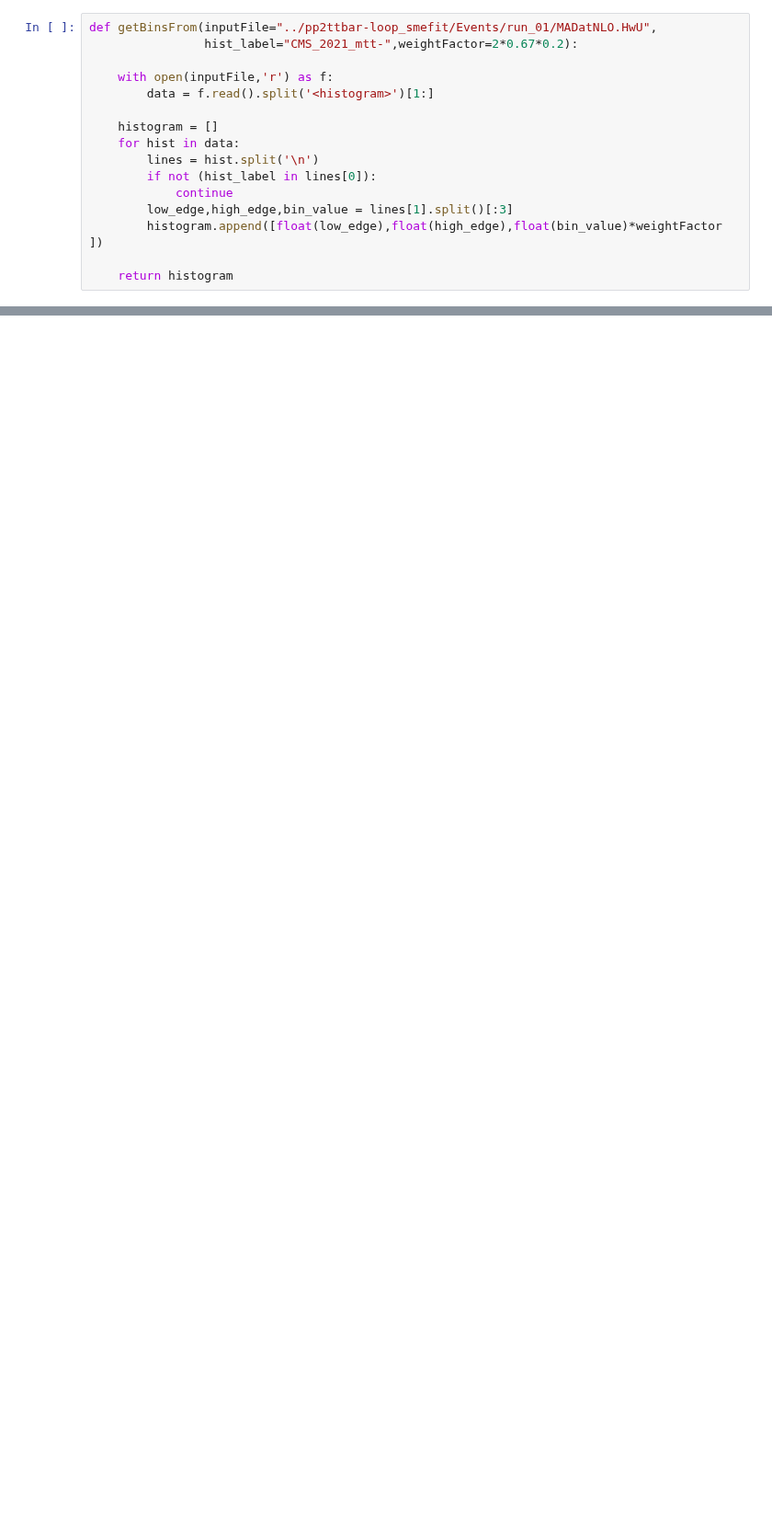
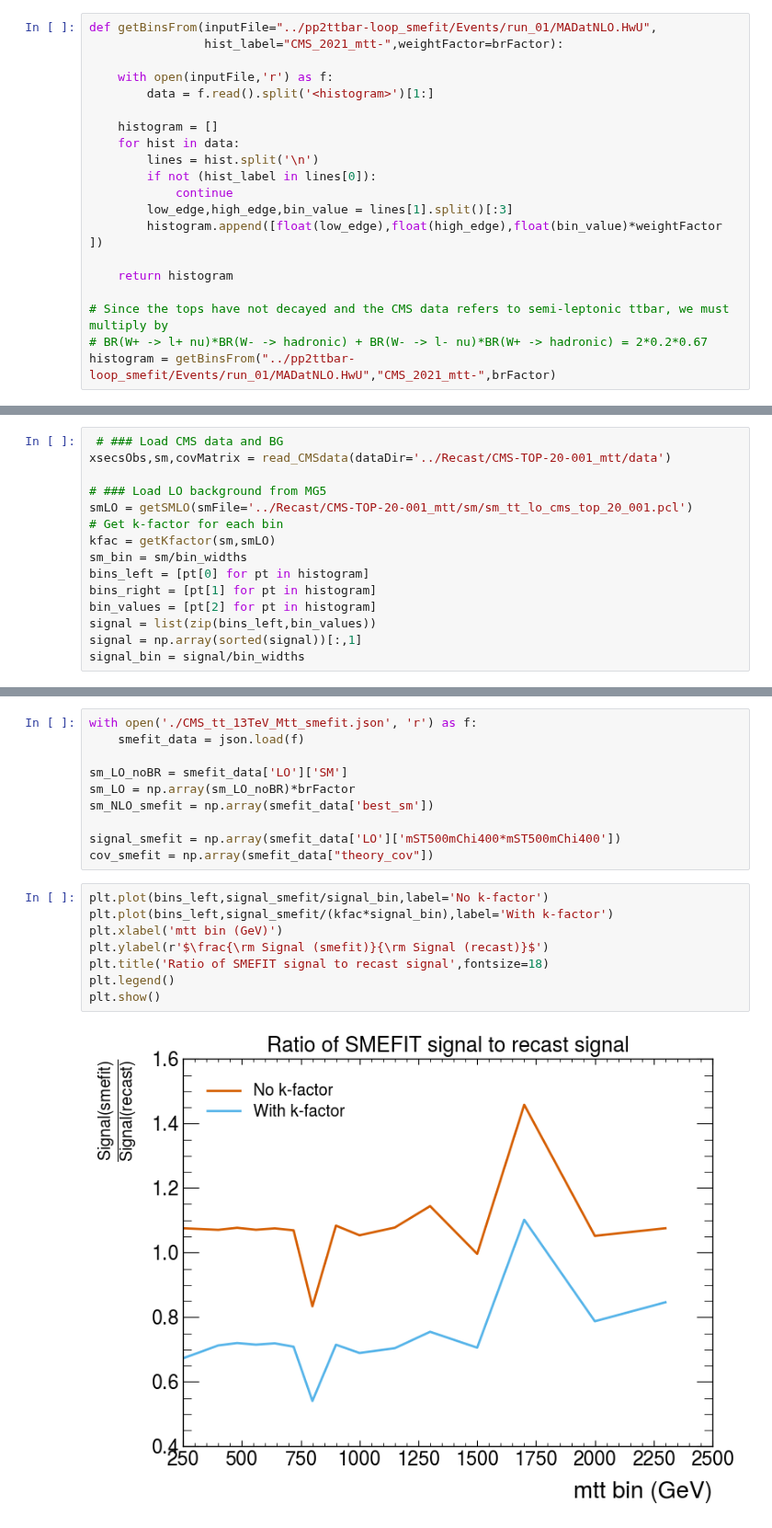
Before and after one commit to andlessa/SMStoEFT, a Jupyter notebook: smefit_results/check_CMS_mtt.ipynb, the cells around one changed output, grey strips where cells are left out. Shown at 92% size. Saved outputs shown, nothing was run; the diff lists cells and outputs as text; blank space fills up the shorter version.

Commit message:
Checking SMEFIT results

```diff
--- a/smefit_results/check_CMS_mtt.ipynb
+++ b/smefit_results/check_CMS_mtt.ipynb
@@ -16,6 +20,6 @@ from cms_top_20_001_Limits import read_CMSdata, getSMLO, getKfactor, cms_bins, b
 # %%
 def getBinsFrom(inputFile="../pp2ttbar-loop_smefit/Events/run_01/MADatNLO.HwU",
-                hist_label="CMS_2021_mtt-",weightFactor=2*0.67*0.2):
+                hist_label="CMS_2021_mtt-",weightFactor=brFactor):
 
     with open(inputFile,'r') as f:
         data = f.read().split('<histogram>')[1:]
@@ -29,3 +33,7 @@ def getBinsFrom(inputFile="../pp2ttbar-loop_smefit/Events/run_01/MADatNLO.HwU",
         histogram.append([float(low_edge),float(high_edge),float(bin_value)*weightFactor ])
 
     return histogram
+
+# Since the tops have not decayed and the CMS data refers to semi-leptonic ttbar, we must multiply by
+# BR(W+ -> l+ nu)*BR(W- -> hadronic) + BR(W- -> l- nu)*BR(W+ -> hadronic) = 2*0.2*0.67
+histogram = getBinsFrom("../pp2ttbar-loop_smefit/Events/run_01/MADatNLO.HwU","CMS_2021_mtt-",brFactor)
@@ -112,0 +185,15 @@ yDM (exp) @ 95% C.L. = 8.49
+# %%
+ # ### Load CMS data and BG
+xsecsObs,sm,covMatrix = read_CMSdata(dataDir='../Recast/CMS-TOP-20-001_mtt/data')
+
+# ### Load LO background from MG5
+smLO = getSMLO(smFile='../Recast/CMS-TOP-20-001_mtt/sm/sm_tt_lo_cms_top_20_001.pcl')
+# Get k-factor for each bin
+kfac = getKfactor(sm,smLO)
+sm_bin = sm/bin_widths
+bins_left = [pt[0] for pt in histogram]
+bins_right = [pt[1] for pt in histogram]
+bin_values = [pt[2] for pt in histogram]
+signal = list(zip(bins_left,bin_values))
+signal = np.array(sorted(signal))[:,1]
+signal_bin = signal/bin_widths
@@ -112,0 +202,20 @@ yDM (exp) @ 95% C.L. = 8.49
+# %%
+with open('./CMS_tt_13TeV_Mtt_smefit.json', 'r') as f:
+    smefit_data = json.load(f)
+
+sm_LO_noBR = smefit_data['LO']['SM']
+sm_LO = np.array(sm_LO_noBR)*brFactor
+sm_NLO_smefit = np.array(smefit_data['best_sm'])
+
+signal_smefit = np.array(smefit_data['LO']['mST500mChi400*mST500mChi400'])
+cov_smefit = np.array(smefit_data["theory_cov"])
+# %%
+plt.plot(bins_left,signal_smefit/signal_bin,label='No k-factor')
+plt.plot(bins_left,signal_smefit/(kfac*signal_bin),label='With k-factor')
+plt.xlabel('mtt bin (GeV)')
+plt.ylabel(r'$\frac{\rm Signal (smefit)}{\rm Signal (recast)}$')
+plt.title('Ratio of SMEFIT signal to recast signal',fontsize=18)
+plt.legend()
+plt.show()
+# %% [output]
+[figure, added]
```
Also changed, not shown: parts of 13 cells of this notebook, 2 other files.
